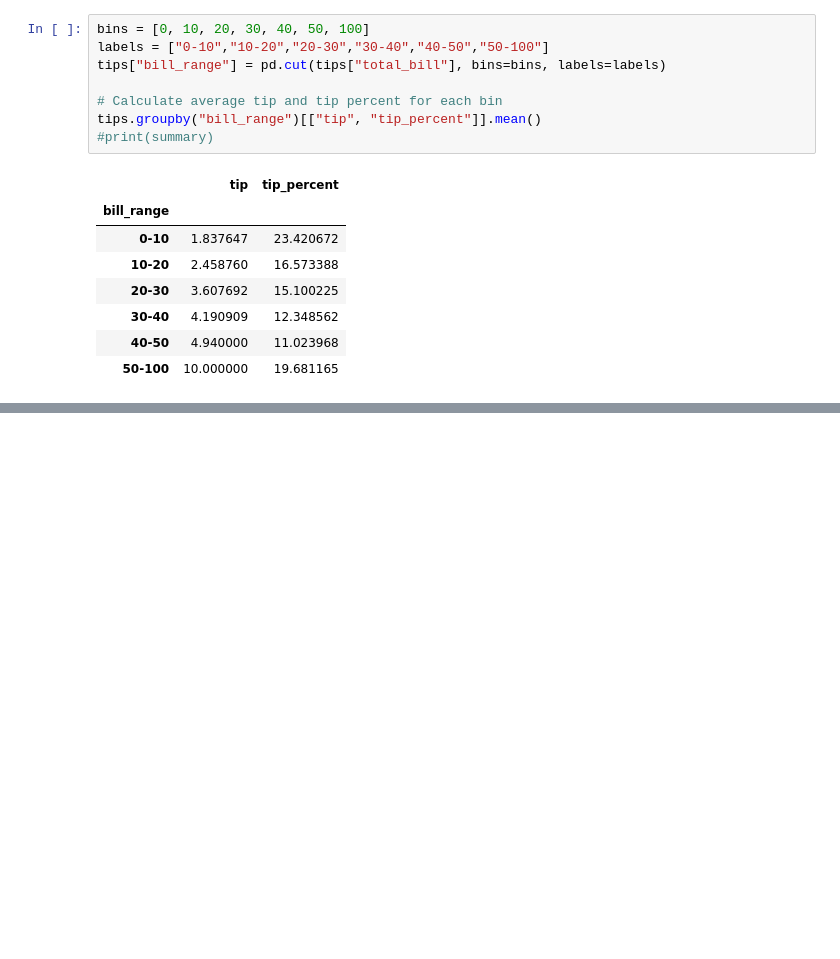
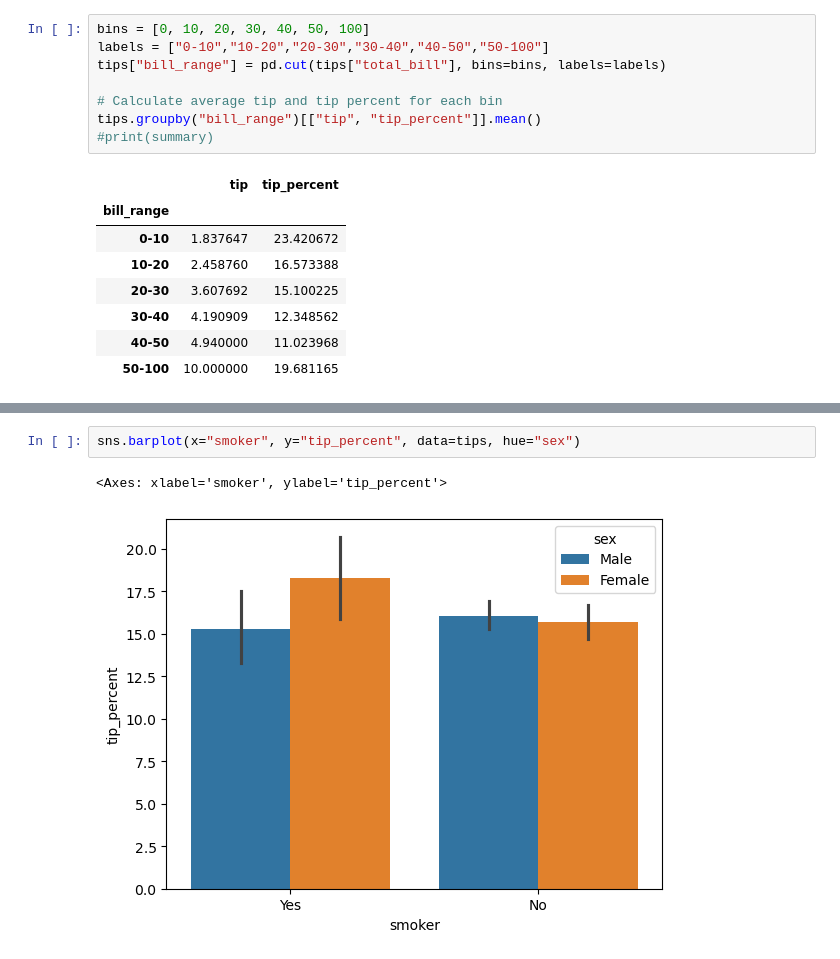
Before and after one commit to SaarthakDEV/data-science-python, a Jupyter notebook: case-study-1.ipynb, the cells around one changed output, grey strips where cells are left out. Saved outputs shown, nothing was run; the diff lists cells and outputs as text; blank space fills up the shorter version.

```diff
--- a/case-study-1.ipynb
+++ b/case-study-1.ipynb
@@ -393,0 +437,5 @@ tips.groupby("bill_range")[["tip", "tip_percent"]].mean()
+# %%
+sns.barplot(x="smoker", y="tip_percent", data=tips, hue="sex")
+# %% [output]
+<Axes: xlabel='smoker', ylabel='tip_percent'>
+[figure, added]
```
Also changed, not shown: parts of 12 cells of this notebook.
